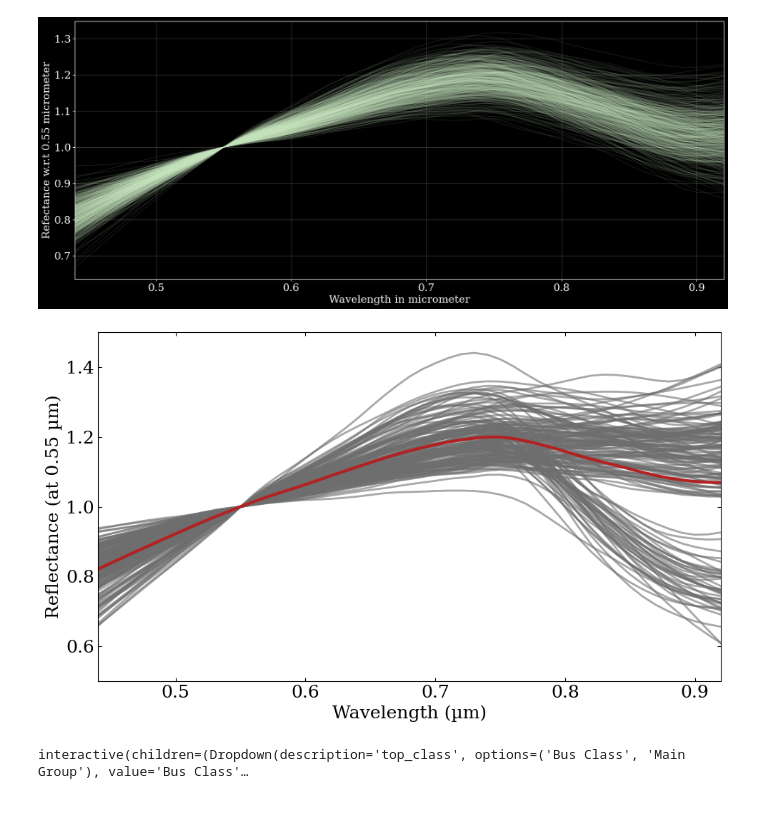
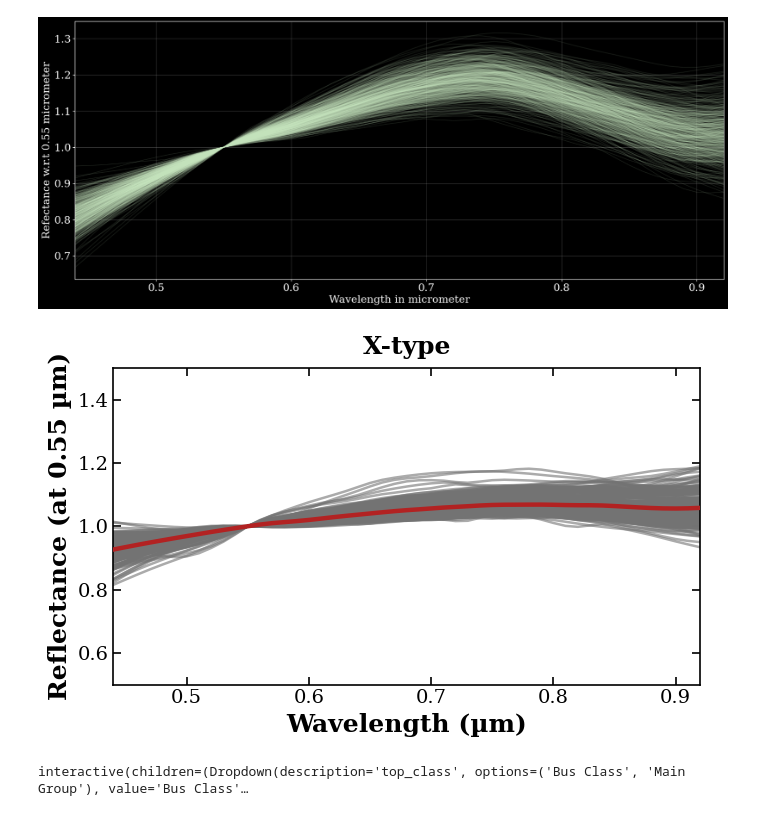
Before and after one commit to RaviRu11d/Asteroid_Spectra_Project, a Jupyter notebook: 04_specta_viewer.ipynb, the cells around one changed output. Saved outputs shown, nothing was run; the diff lists cells and outputs as text; code cells hidden in the pictures.

```diff
--- a/04_specta_viewer.ipynb
+++ b/04_specta_viewer.ipynb
@@ -61,18 +61,28 @@ import numpy as np
 import matplotlib.pyplot as plt
 
 # -----------------------------
-# Styling
+# Styling (paper-friendly)
 # -----------------------------
 plt.style.use("default")
-plt.rc("font", family="serif", size=18)
+plt.rcParams.update({
+    "font.family": "serif",
+    "font.size": 16,
+    "axes.labelsize": 18,
+    "axes.labelweight": "bold",
+    "xtick.labelsize": 14,
+    "ytick.labelsize": 14,
+    "axes.linewidth": 1.2
+})
 
-fig, ax = plt.subplots(figsize=(10, 6))
+fig, ax = plt.subplots(figsize=(7.0, 4.5))
 
 # -----------------------------
-# Select S-type asteroids
+# Select category
 # -----------------------------
+category = "X"
+
 asteroids_filtered_df = asteroids_df.loc[
-    asteroids_df["Main Group"] == "Other"
+    asteroids_df["Main Group"] == category
 ]
 
 # -----------------------------
@@ -86,57 +96,79 @@ spectra = np.array([
 ])
 
 # -----------------------------
-# Plot individual spectra (dark grey, thick)
+# Plot individual spectra
 # -----------------------------
 for spec in spectra:
     ax.plot(
         wavelength,
         spec,
-        color="#6e6e6e",   # dark grey
-        linewidth=2.0,
+        color="0.45",
+        linewidth=1.8,
         alpha=0.6
     )
 
 # -----------------------------
-# Plot mean spectrum (red, thicker)
+# Plot mean spectrum
 # -----------------------------
 mean_spec = spectra.mean(axis=0)
 
 ax.plot(
     wavelength,
     mean_spec,
-    color="firebrick",
-    linewidth=3.0
+    color="#b22222",
+    linewidth=3.2,
+    zorder=10
 )
 
 # -----------------------------
-# FIX: set axis limits to DATA RANGE
+# Axis limits
 # -----------------------------
 ax.set_xlim(0.44, 0.92)
-ax.set_ylim(0.5, 1.5)   # adjust if needed
+ax.set_ylim(0.5, 1.5)
 
 # -----------------------------
-# Axes formatting
+# Labels
 # -----------------------------
 ax.set_xlabel("Wavelength (µm)")
 ax.set_ylabel("Reflectance (at 0.55 µm)")
 
-ax.tick_params(direction="in", top=True, right=True)
+# -----------------------------
+# CATEGORY LABEL (title)
+# -----------------------------
+ax.set_title(
+    f"{category}-type",
+    fontsize=18,
+    fontweight="bold",
+    pad=10
+)
+
+# -----------------------------
+# Ticks
+# -----------------------------
+ax.tick_params(
+    direction="in",
+    length=6,
+    width=1.2,
+    top=True,
+    right=True
+)
+
 ax.grid(False)
 
 # -----------------------------
-# Save and show
+# Save / show
 # -----------------------------
 plt.tight_layout()
+
 plt.savefig(
-    "Other_type_spectra_darkgray_mean_fixed.png",
+    "X_type_spectra_mean_print_ready.png",
     dpi=300,
     bbox_inches="tight"
 )
 
 plt.show()
 # %% [output]
-[figure, old version]
+[figure, new version]
 # %%
 top_class_widget = ipywidgets.Dropdown(options = ["Bus Class", "Main Group"])
 sub_class_widget = ipywidgets.Dropdown()
```
Also changed, not shown: 18 other files.
